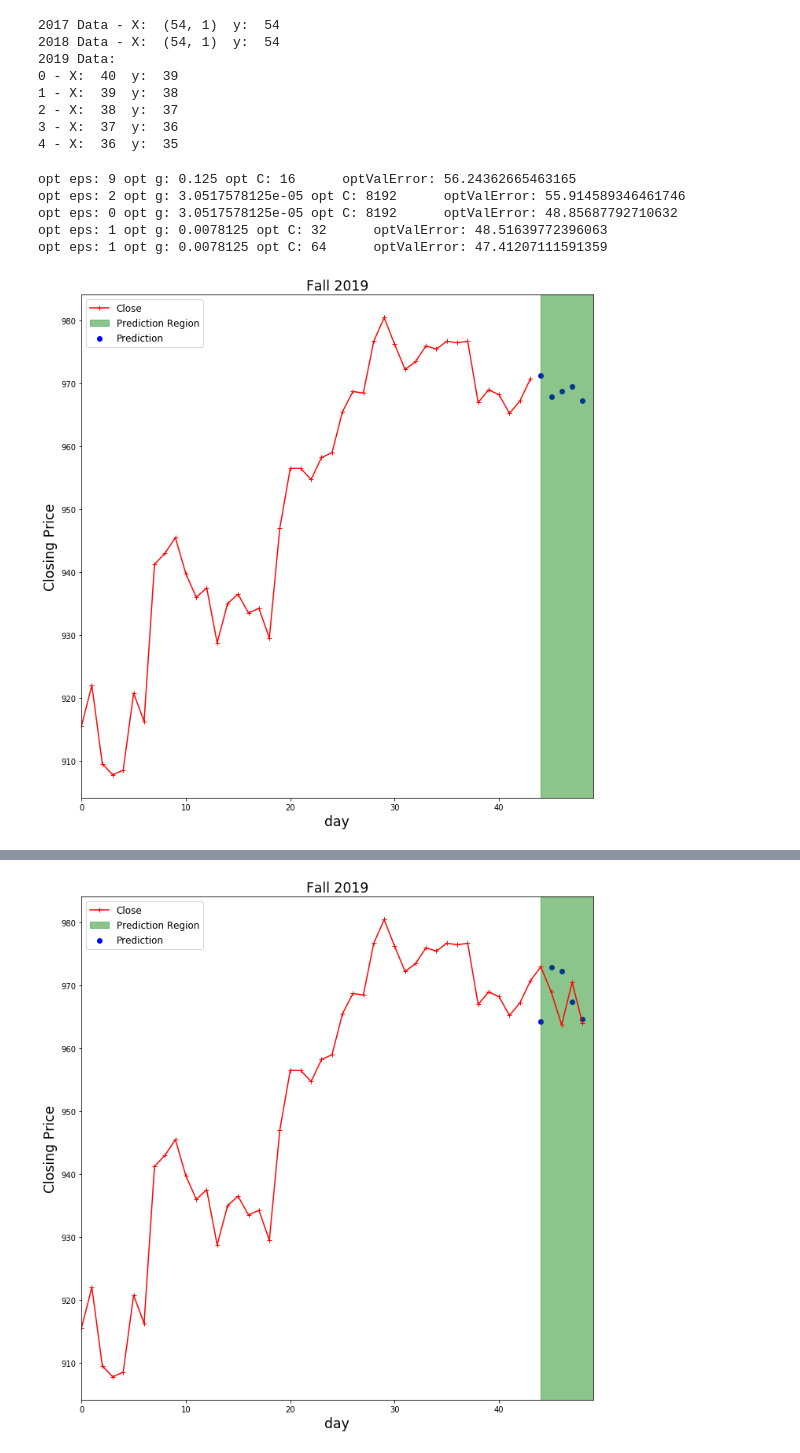
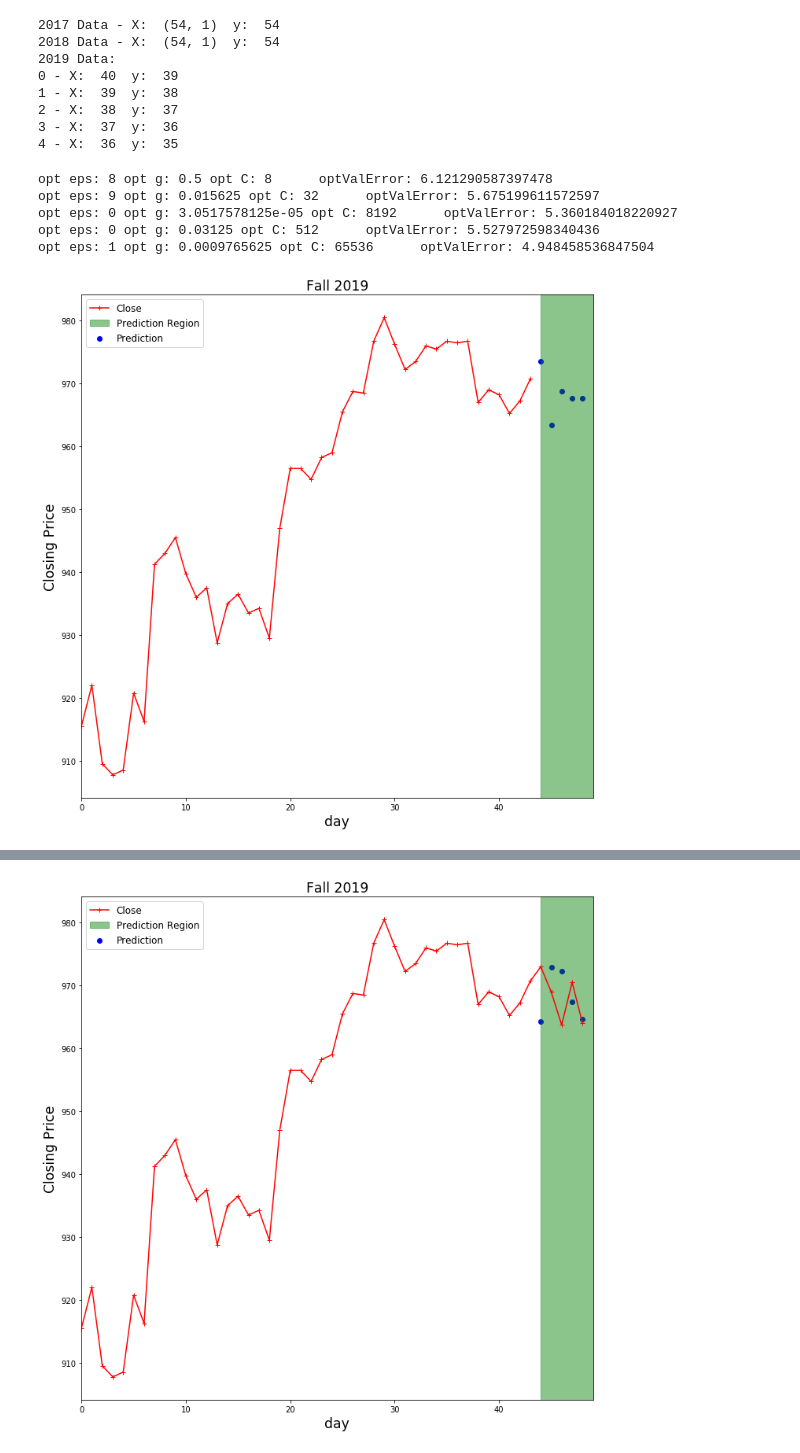
Before and after one commit to WaverlyK/MinneMUDAC, a Jupyter notebook: Preliminary_Analysis/RegressionModeling/Final_Regression_fall_data_only.ipynb, the cells around one changed output, grey strips where cells are left out. Drawn from its saved outputs; the diff is of its cells as text; code cells hidden in the pictures.

```diff
--- a/Preliminary_Analysis/RegressionModeling/Final_Regression_fall_data_only.ipynb
+++ b/Preliminary_Analysis/RegressionModeling/Final_Regression_fall_data_only.ipynb
@@ -649,9 +649,9 @@ for i in range(5):
 
                 model = SVR(C=unit3,epsilon=unit,gamma=unit2,kernel='rbf')
                 ypred_lrn = model.fit(Xlrn,ylrn).predict(Xlrn)
-                lrnError[0] = metric.mean_squared_error(ylrn,ypred_lrn)
+                lrnError[0] = metric.mean_absolute_error(ylrn,ypred_lrn)
                 ypred_val = model.predict(Xval)
-                valError[0] = metric.mean_squared_error(yval,ypred_val)
+                valError[0] = metric.mean_absolute_error(yval,ypred_val)
 
                 # for fold 2 (using july2018)
                 n = july2018_X[i].shape[0]
@@ -662,9 +662,9 @@ for i in range(5):
 
                 model = SVR(C=unit3,epsilon=unit,gamma=unit2,kernel='rbf')
                 ypred_lrn = model.fit(Xlrn,ylrn).predict(Xlrn)
-                lrnError[1] = metric.mean_squared_error(ylrn,ypred_lrn)
+                lrnError[1] = metric.mean_absolute_error(ylrn,ypred_lrn)
                 ypred_val = model.predict(Xval)
-                valError[1] = metric.mean_squared_error(yval,ypred_val)
+                valError[1] = metric.mean_absolute_error(yval,ypred_val)
 
                 # for fold 3 (using july2019)
                 n = Xtrain.shape[0]
@@ -675,9 +675,9 @@ for i in range(5):
 
                 model = SVR(C=unit3,epsilon=unit,gamma=unit2,kernel='rbf')
                 ypred_lrn = model.fit(Xlrn,ylrn).predict(Xlrn)
-                lrnError[2] = metric.mean_squared_error(ylrn,ypred_lrn)
+                lrnError[2] = metric.mean_absolute_error(ylrn,ypred_lrn)
                 ypred_val = model.predict(Xval)
-                valError[2] = metric.mean_squared_error(yval,ypred_val)
+                valError[2] = metric.mean_absolute_error(yval,ypred_val)
 
                 # Find average lrn and val error
                 avgLrnError[idx,idx2,idx3] = lrnError.mean()
@@ -685,40 +685,40 @@ for i in range(5):
 
     # Find lowest validation error and its corresponding parameter
     opt_params = np.unravel_index(np.argmin(avgValError, axis=None), avgValError.shape)
     opt_unit = units[opt_params[0]]
     opt_unit2 = units2[opt_params[1]]
     opt_unit3 = units3[opt_params[2]]
     opt_val_error = np.min(avgValError)
     print('opt eps:',opt_unit,'opt g:',opt_unit2,'opt C:',opt_unit3,'     optValError:',opt_val_error)
 
     # Train using all training data on the optimal unit
     opt_model = SVR(C=opt_unit3,epsilon=opt_unit,gamma=opt_unit2,kernel='rbf')
     XtrainAll = np.concatenate((july2017_X[i],july2018_X[i],Xtrain),axis=0)
     ytrainAll = np.concatenate((july2017_y[i],july2018_y[i],ytrain))
     ypred_trn = opt_model.fit(XtrainAll,ytrainAll).predict(XtrainAll)
-    trnerror[i] = metric.mean_squared_error(ytrainAll,ypred_trn)
+    trnerror[i] = metric.mean_absolute_error(ytrainAll,ypred_trn)
 
     # Test
     ypred_test[i] = opt_model.predict(Xtest)
 
 # plot
 fig, axs = plt.subplots(1,1, tight_layout=True, figsize = (10,10))
 n = july2019.shape[0]
 h = axs.plot(np.arange(july2019.shape[0]),july2019['Close'], color='r', marker='+', label='Close')
 h = axs.axvspan(n, n+5, alpha=0.45, color='g',label='Prediction Region')
 h = axs.set_xlim([0,n+5])
 h = axs.scatter(np.arange(n,n+5),ypred_test, color='b',label='Prediction')
 h = axs.set_title('Fall 2019',fontsize = 'xx-large')
 h = axs.set_xlabel('day',fontsize = 'xx-large')
 h = axs.set_ylabel('Closing Price',fontsize = 'xx-large')
 h = axs.legend(fontsize = 'large')
 # %% [output]
-opt eps: 9 opt g: 0.125 opt C: 16      optValError: 56.24362665463165
-opt eps: 2 opt g: 3.0517578125e-05 opt C: 8192      optValError: 55.914589346461746
-opt eps: 0 opt g: 3.0517578125e-05 opt C: 8192      optValError: 48.85687792710632
-opt eps: 1 opt g: 0.0078125 opt C: 32      optValError: 48.51639772396063
-opt eps: 1 opt g: 0.0078125 opt C: 64      optValError: 47.41207111591359
+opt eps: 8 opt g: 0.5 opt C: 8      optValError: 6.121290587397478
+opt eps: 9 opt g: 0.015625 opt C: 32      optValError: 5.675199611572597
+opt eps: 0 opt g: 3.0517578125e-05 opt C: 8192      optValError: 5.360184018220927
+opt eps: 0 opt g: 0.03125 opt C: 512      optValError: 5.527972598340436
+opt eps: 1 opt g: 0.0009765625 opt C: 65536      optValError: 4.948458536847504
-[figure, old version]
+[figure, new version]
 # %%
 # plot new prediction
 july_true = pd.DataFrame([973,969,963.75,970.53,964],columns=[0])
```
Also changed, not shown: parts of 1 cell of this notebook.
